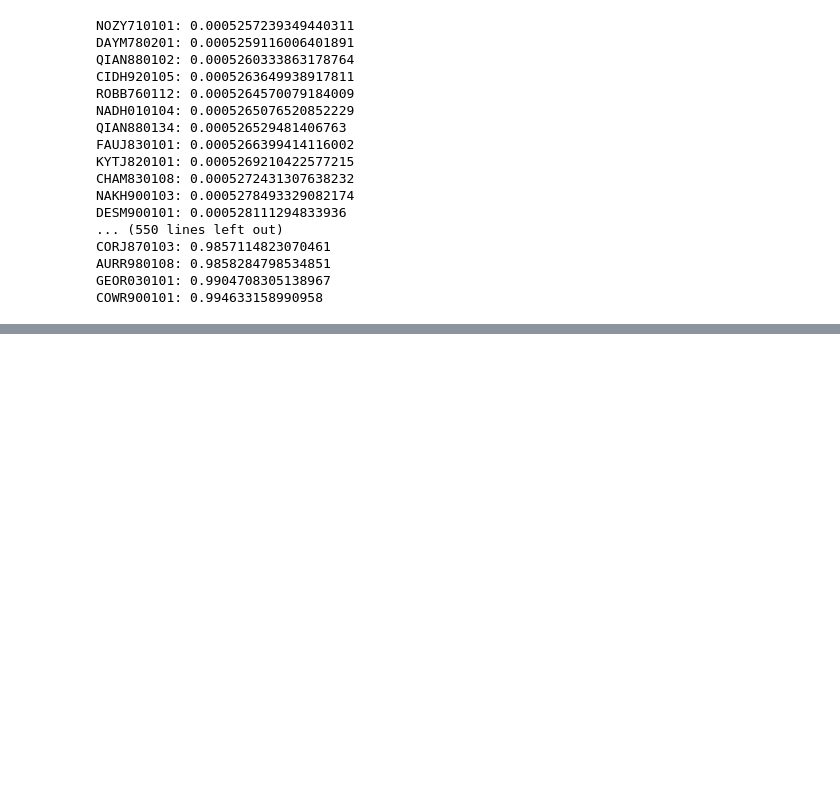
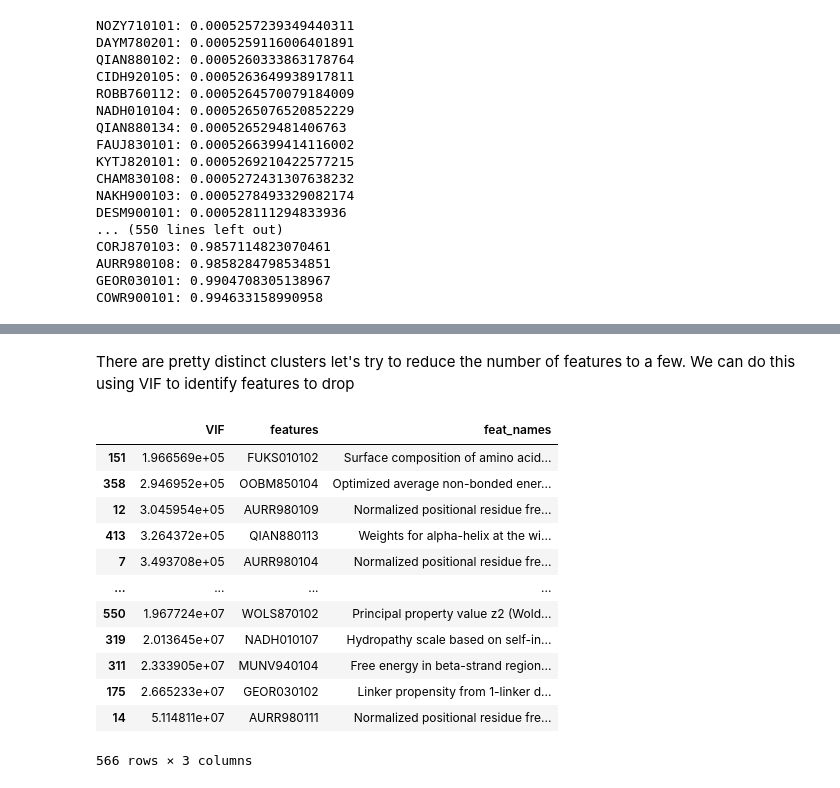
Before and after one commit to austinv11/IDP-Predictor, a Jupyter notebook: aaindex_feature_importance.ipynb, the cells around one changed output, grey strips where cells are left out. Drawn from its saved outputs; the diff is of its cells as text; code cells hidden in the pictures; blank space fills up the shorter version.

```diff
--- a/aaindex_feature_importance.ipynb
+++ b/aaindex_feature_importance.ipynb
@@ -240,0 +251,27 @@ COWR900101: 0.994633158990958
+# %% [markdown]
+There are pretty distinct clusters let's try to reduce the number of features to a few. We can do this using VIF to identify features to drop
+# %%
+from statsmodels.stats.outliers_influence import variance_inflation_factor
+
+vif_df = pd.DataFrame()
+exog_vars = prepared_data[['seq_length'] + [f + "_avg" for f in aa_index_feats]]
+exog_vars = sm.add_constant(exog_vars, prepend=False)
+vif_df['VIF'] = [variance_inflation_factor(exog_vars.values, i+1) for i in range(len(aa_index_feats))]
+vif_df['features'] = aa_index_feats
+vif_df['feat_names'] = [aaindex[feat]['description'] for feat in aa_index_feats]
+vif_df.sort_values(by='VIF', inplace=True)
+vif_df
+# %% [output]
+|  | VIF | features | feat_names |
+| 151 | 1.966569e+05 | FUKS010102 | Surface composition of amino acid... |
+| 358 | 2.946952e+05 | OOBM850104 | Optimized average non-bonded ener... |
+| 12 | 3.045954e+05 | AURR980109 | Normalized positional residue fre... |
+| 413 | 3.264372e+05 | QIAN880113 | Weights for alpha-helix at the wi... |
+| 7 | 3.493708e+05 | AURR980104 | Normalized positional residue fre... |
+| ... | ... | ... | ... |
+| 550 | 1.967724e+07 | WOLS870102 | Principal property value z2 (Wold... |
+| 319 | 2.013645e+07 | NADH010107 | Hydropathy scale based on self-in... |
+| 311 | 2.333905e+07 | MUNV940104 | Free energy in beta-strand region... |
+| 175 | 2.665233e+07 | GEOR030102 | Linker propensity from 1-linker d... |
+| 14 | 5.114811e+07 | AURR980111 | Normalized positional residue fre... |
+566 rows × 3 columns
```
Also changed, not shown: parts of 5 cells of this notebook, 1 other file.
